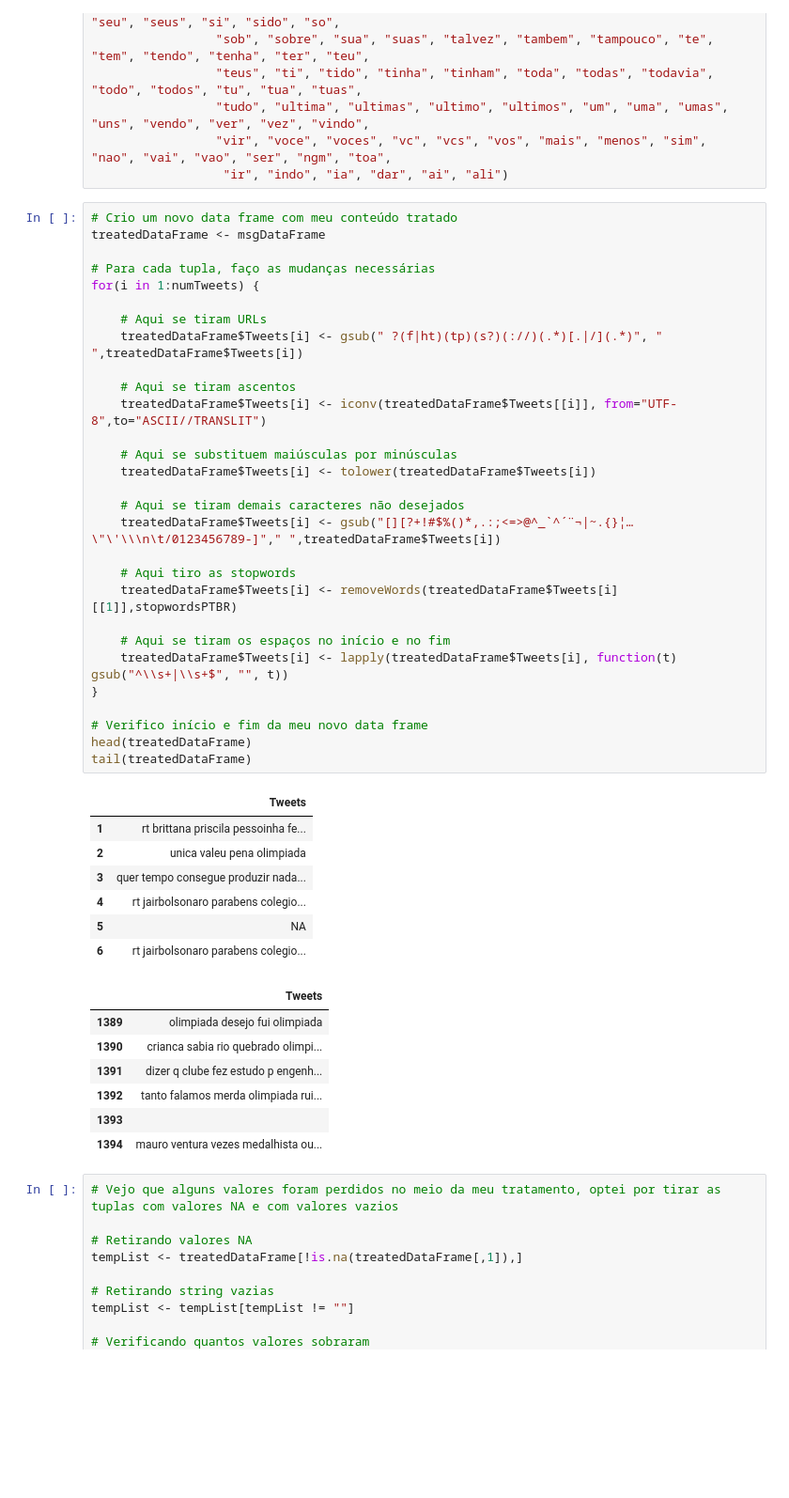
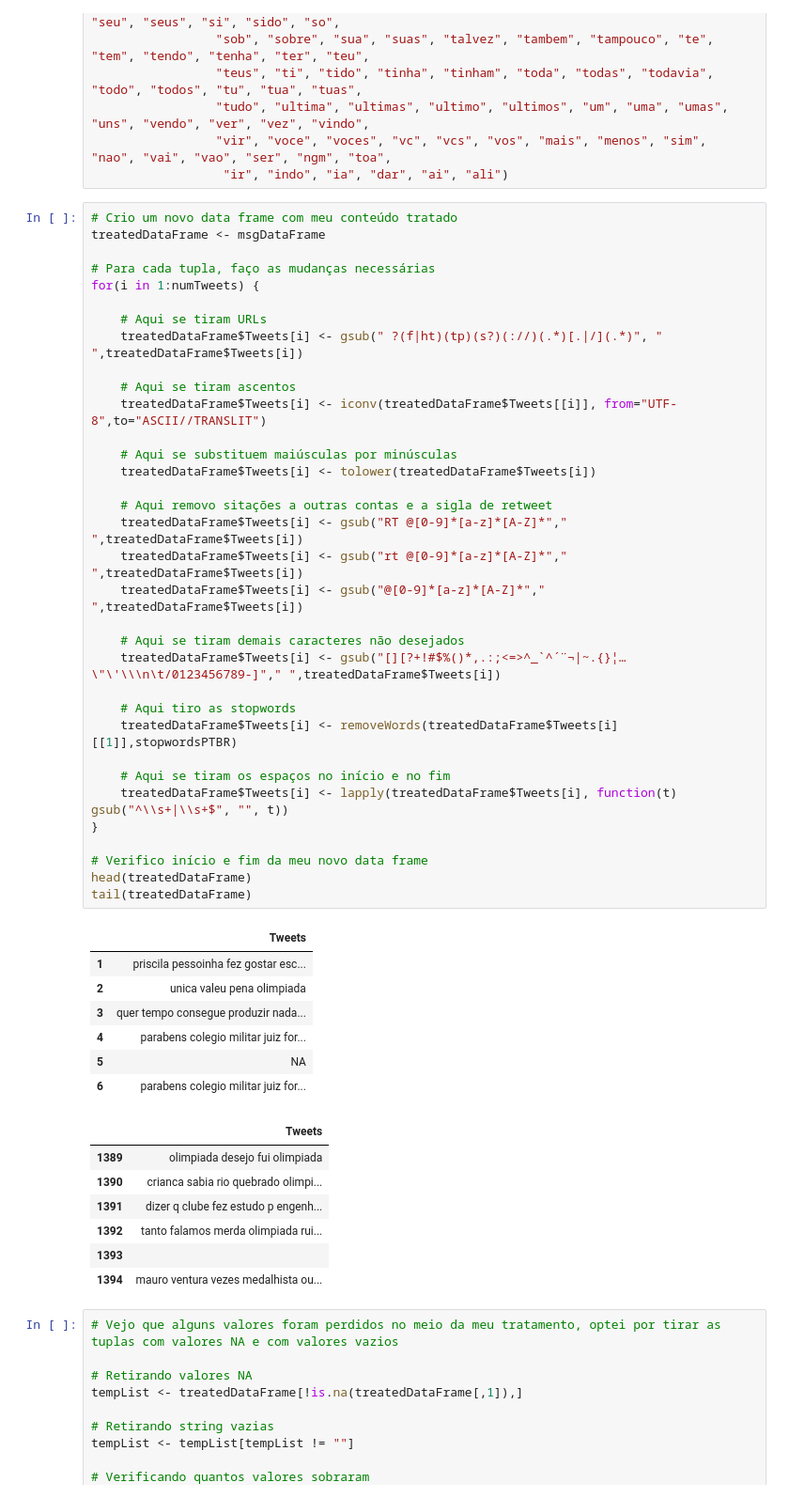
Before and after one commit to ninofabrizio/InteligenciaCompetitiva, a Jupyter notebook: Olympics2016/Olympics2016Research.ipynb, the cells around one changed output. Shown at 94% size. Drawn from its saved outputs; the diff is of its cells as text; blank space fills up the shorter version.

```diff
--- a/Olympics2016/Olympics2016Research.ipynb
+++ b/Olympics2016/Olympics2016Research.ipynb
@@ -122,40 +122,45 @@ stopwordsPTBR <- c("a", "agora", "ainda", "alguem", "algum", "alguma", "algumas"
 # %%
 # Crio um novo data frame com meu conteúdo tratado
 treatedDataFrame <- msgDataFrame
 
 # Para cada tupla, faço as mudanças necessárias
 for(i in 1:numTweets) {
 
     # Aqui se tiram URLs
     treatedDataFrame$Tweets[i] <- gsub(" ?(f|ht)(tp)(s?)(://)(.*)[.|/](.*)", " ",treatedDataFrame$Tweets[i])
 
     # Aqui se tiram ascentos
     treatedDataFrame$Tweets[i] <- iconv(treatedDataFrame$Tweets[[i]], from="UTF-8",to="ASCII//TRANSLIT")
 
     # Aqui se substituem maiúsculas por minúsculas
     treatedDataFrame$Tweets[i] <- tolower(treatedDataFrame$Tweets[i])
 
+    # Aqui removo sitações a outras contas e a sigla de retweet
+    treatedDataFrame$Tweets[i] <- gsub("RT @[0-9]*[a-z]*[A-Z]*"," ",treatedDataFrame$Tweets[i])
+    treatedDataFrame$Tweets[i] <- gsub("rt @[0-9]*[a-z]*[A-Z]*"," ",treatedDataFrame$Tweets[i])
+    treatedDataFrame$Tweets[i] <- gsub("@[0-9]*[a-z]*[A-Z]*"," ",treatedDataFrame$Tweets[i])
+
     # Aqui se tiram demais caracteres não desejados
-    treatedDataFrame$Tweets[i] <- gsub("[][?+!#$%()*,.:;<=>@^_`^´¨¬|~.{}¦…\"\'\\\n\t/0123456789-]"," ",treatedDataFrame$Tweets[i])
+    treatedDataFrame$Tweets[i] <- gsub("[][?+!#$%()*,.:;<=>^_`^´¨¬|~.{}¦…\"\'\\\n\t/0123456789-]"," ",treatedDataFrame$Tweets[i])
 
     # Aqui tiro as stopwords
     treatedDataFrame$Tweets[i] <- removeWords(treatedDataFrame$Tweets[i][[1]],stopwordsPTBR)
 
     # Aqui se tiram os espaços no início e no fim
     treatedDataFrame$Tweets[i] <- lapply(treatedDataFrame$Tweets[i], function(t) gsub("^\\s+|\\s+$", "", t))
 }
 
 # Verifico início e fim da meu novo data frame
 head(treatedDataFrame)
 tail(treatedDataFrame)
 # %% [output]
 |  | Tweets |
-| 1 | rt brittana priscila pessoinha fe... |
+| 1 | priscila pessoinha fez gostar esc... |
 | 2 | unica valeu pena olimpiada |
 | 3 | quer tempo consegue produzir nada... |
-| 4 | rt jairbolsonaro parabens colegio... |
+| 4 | parabens colegio militar juiz for... |
 | 5 | NA |
-| 6 | rt jairbolsonaro parabens colegio... |
+| 6 | parabens colegio militar juiz for... |
 |  | Tweets |
 | 1389 | olimpiada desejo fui olimpiada |
 | 1390 | crianca sabia rio quebrado olimpi... |
```
Also changed, not shown: parts of 24 cells of this notebook.
